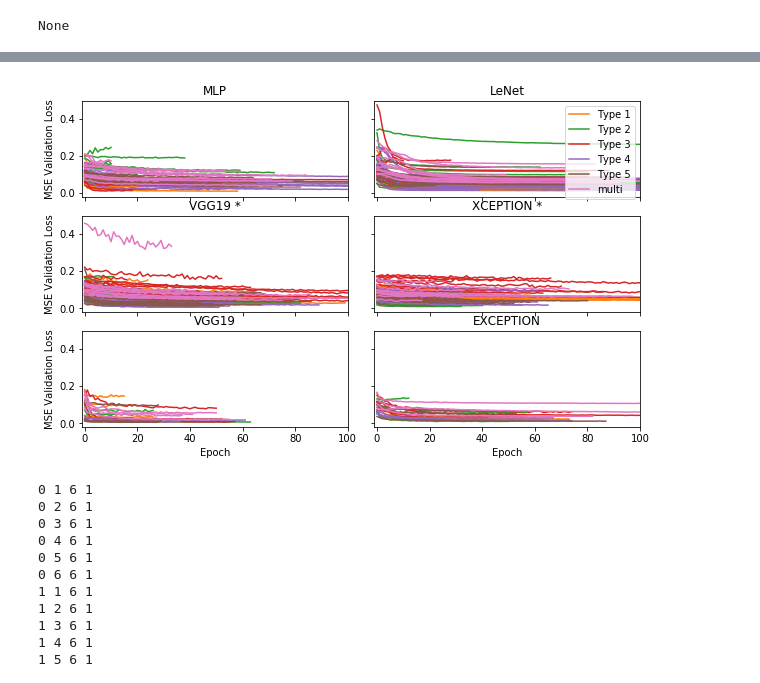
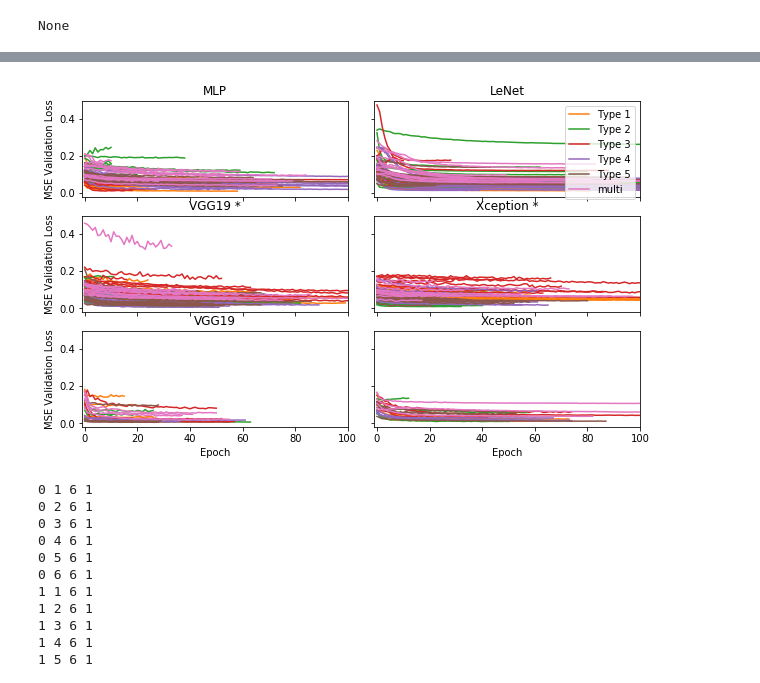
Before and after one commit to Rhoana/perception, a Jupyter notebook: IPY/Figure4_Analysis_BETTER_GFX.ipynb, the cells around one changed output, grey strips where cells are left out. Drawn from its saved outputs; the diff is of its cells as text; code cells hidden in the pictures.

```diff
--- a/IPY/Figure4_Analysis_BETTER_GFX.ipynb
+++ b/IPY/Figure4_Analysis_BETTER_GFX.ipynb
@@ -141,7 +141,7 @@ None
 from matplotlib import gridspec
 
 
-classifiers = ['MLP', 'LeNet', 'VGG19 *', 'XCEPTION *', 'VGG19', 'EXCEPTION']
+classifiers = ['MLP', 'LeNet', 'VGG19 *', 'Xception *', 'VGG19', 'Xception']
 
 fig = plt.figure(figsize=(10,6), facecolor='white')
 gs = gridspec.GridSpec(3, 2, width_ratios=[1,1], hspace=.2, wspace=.1)
@@ -207,7 +207,7 @@ plt.savefig('../PAPER/gfx/figure4_training_loss_with_multi.pdf', bbox_inches='ti
 from matplotlib import gridspec
 
 
-classifiers = ['MLP', 'LeNet', 'VGG19 *', 'XCEPTION *', 'VGG19', 'EXCEPTION']
+classifiers = ['MLP', 'LeNet', 'VGG19 *', 'Xception *', 'VGG19', 'Xception']
 
 fig = plt.figure(figsize=(10,6), facecolor='white')
 gs = gridspec.GridSpec(3, 2, width_ratios=[1,1], hspace=.2, wspace=.1)
@@ -241,34 +241,34 @@ for i, c in enumerate(classifiers):
     elif i == 5:
         axes[i] = fig.add_subplot(gs[i], sharey=axes[2])
         plt.setp(axes[5].get_yticklabels(), visible=False)
         plt.xlabel('Epoch')
 
     for type_ in range(1,7):
         for sample in range(len(all_stats[type_-1][i][0])):
 
             loss_for_type = all_stats[type_-1][i][0][sample]['val_loss']
 
             if sample == 0:
                 # only label the first
                 c_label = 'Type '+str(type_)
                 if type_ == 6:
                     c_label='multi'
                 plot(loss_for_type, label=c_label, color='C'+str(type_))
             else:
                 # but use the same colors for all
                 plot(loss_for_type, color='C'+str(type_))
 
 
     plt.xlim(-1,100)
     plt.title(c)
 
 
     if i == 1:
         plt.legend()
 
 plt.savefig('../PAPER/gfx/figure4_val_loss_with_multi.pdf', bbox_inches='tight', pad_inches=0)
 # %% [output]
-[figure, old version]
+[figure, new version]
 # %%
 import numpy as np
 import scipy as sp
```
Also changed, not shown: parts of 1 cell of this notebook, 8 other files.
